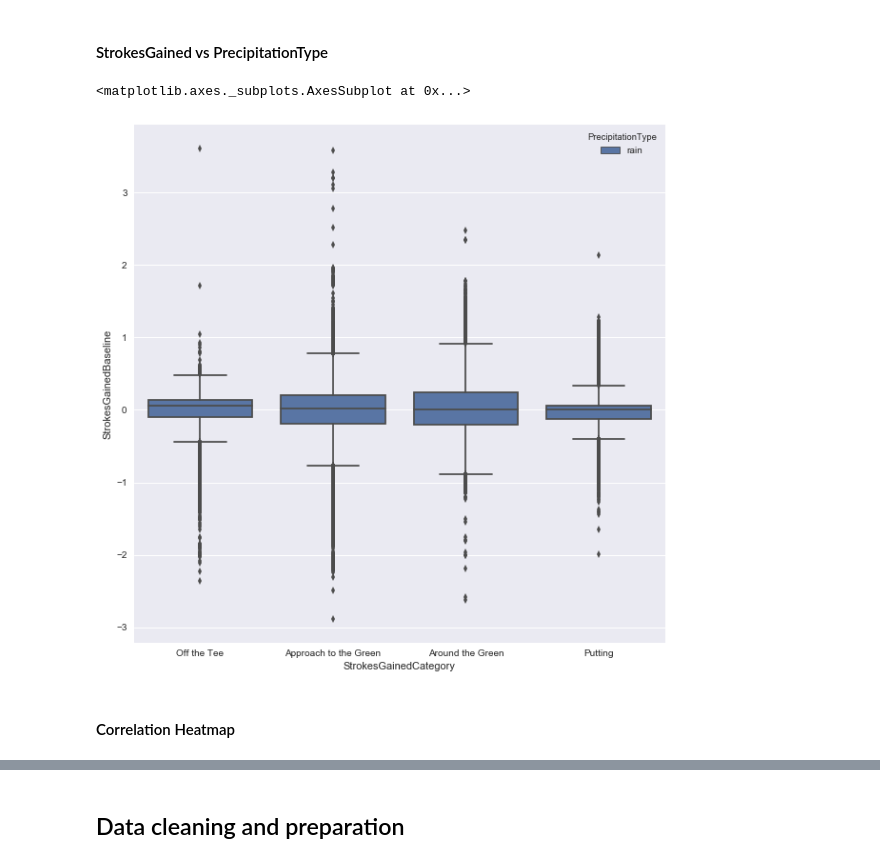
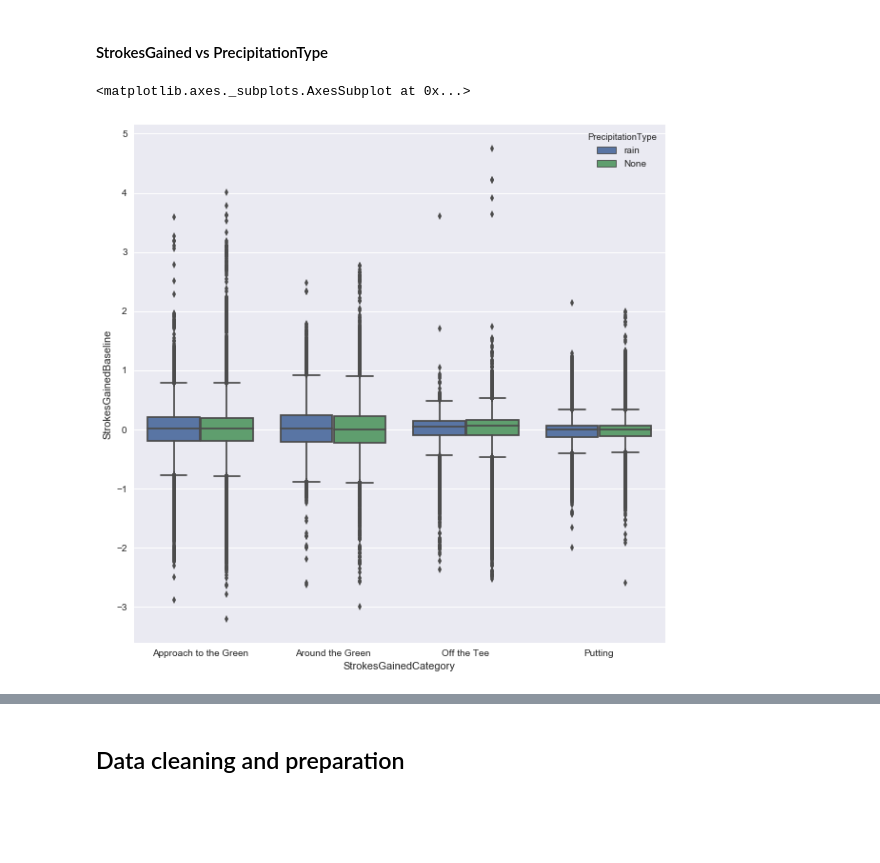
Before and after one commit to awfuldynne/golf_course_project, a Jupyter notebook: Examples/Analysis_and_Visualization.ipynb, the cells around one changed output, grey strips where cells are left out. Drawn from its saved outputs; the diff is of its cells as text; code cells hidden in the pictures; blank space fills up the shorter version.

```diff
--- a/Examples/Analysis_and_Visualization.ipynb
+++ b/Examples/Analysis_and_Visualization.ipynb
@@ -147,10 +173,7 @@ The immediate takeaway from this plot is that the PGA does not like to hold even
 #### StrokesGained vs PrecipitationType
 # %%
 plt.subplots(figsize=(10,10))
-sns.boxplot(x = 'StrokesGainedCategory', y = 'StrokesGainedBaseline', hue = 'PrecipitationType',
-            col = 'PrecipitationType' data = df_ori)
+sns.boxplot(x = 'StrokesGainedCategory', y = 'StrokesGainedBaseline', hue = 'PrecipitationType', data = df_ori)
 # %% [output]
 <matplotlib.axes._subplots.AxesSubplot at 0x...>
-[figure, old version]
+[figure, new version]
-# %% [markdown]
-#### Correlation Heatmap
```
Also changed, not shown: parts of 31 cells of this notebook, 1 other file.
